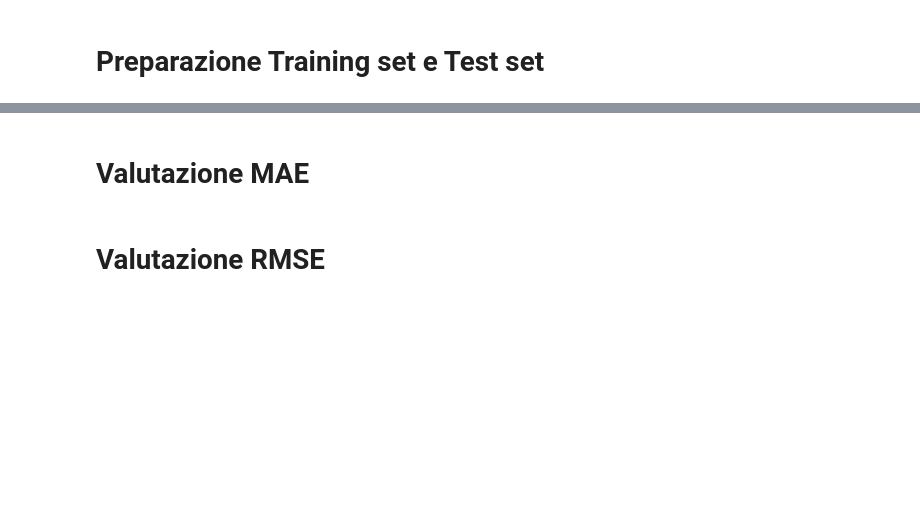
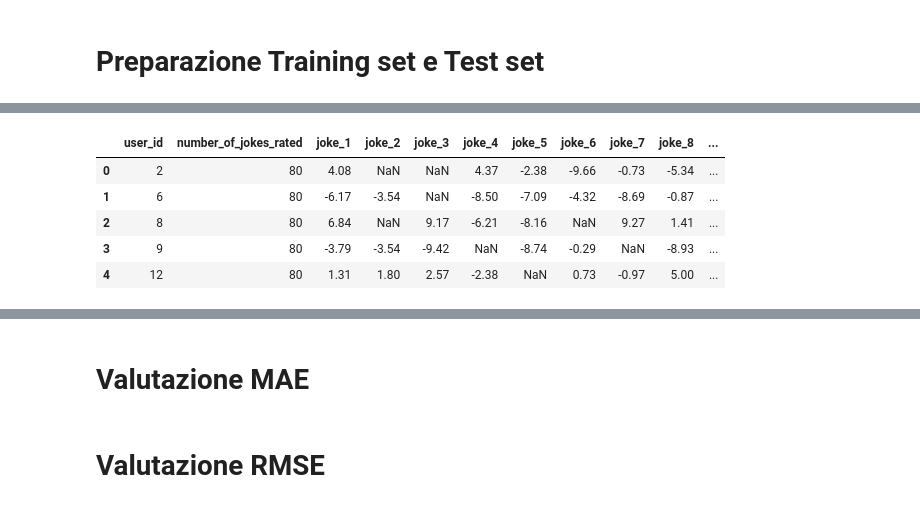
Before and after one commit to Gianlucamariani1996/Progetto-SII, a Jupyter notebook: valutazione.ipynb, the cells around one changed output, grey strips where cells are left out. Saved outputs shown, nothing was run; the diff lists cells and outputs as text; code cells hidden in the pictures; blank space fills up the shorter version.

```diff
--- a/valutazione.ipynb
+++ b/valutazione.ipynb
@@ -106,0 +56,5 @@ normalizated_train_set
+# %%
+test_set1, no_normalized_train_set1 = create_training_set(complete_ratings1)
+test_set1.sort(key=lambda x: (x["user_id"],int(list(x.keys())[1][5:])), reverse=False)
+normalizated_train_set1 = no_normalized_train_set1.copy()
+normalizated_train_set1 = normalization(normalizated_train_set1)
@@ -106,0 +81,9 @@ normalizated_train_set
+# %%
+no_normalized_train_set1.head()
+# %% [output]
+|  | user_id | number_of_jokes_rated | joke_1 | joke_2 | joke_3 | joke_4 | joke_5 | joke_6 | joke_7 | joke_8 | ... |
+| 0 | 2 | 80 | 4.08 | NaN | NaN | 4.37 | -2.38 | -9.66 | -0.73 | -5.34 | ... |
+| 1 | 6 | 80 | -6.17 | -3.54 | NaN | -8.50 | -7.09 | -4.32 | -8.69 | -0.87 | ... |
+| 2 | 8 | 80 | 6.84 | NaN | 9.17 | -6.21 | -8.16 | NaN | 9.27 | 1.41 | ... |
+| 3 | 9 | 80 | -3.79 | -3.54 | -9.42 | NaN | -8.74 | -0.29 | NaN | -8.93 | ... |
+| 4 | 12 | 80 | 1.31 | 1.80 | 2.57 | -2.38 | NaN | 0.73 | -0.97 | 5.00 | ... |
```
Also changed, not shown: parts of 26 cells of this notebook, 3 other files.
